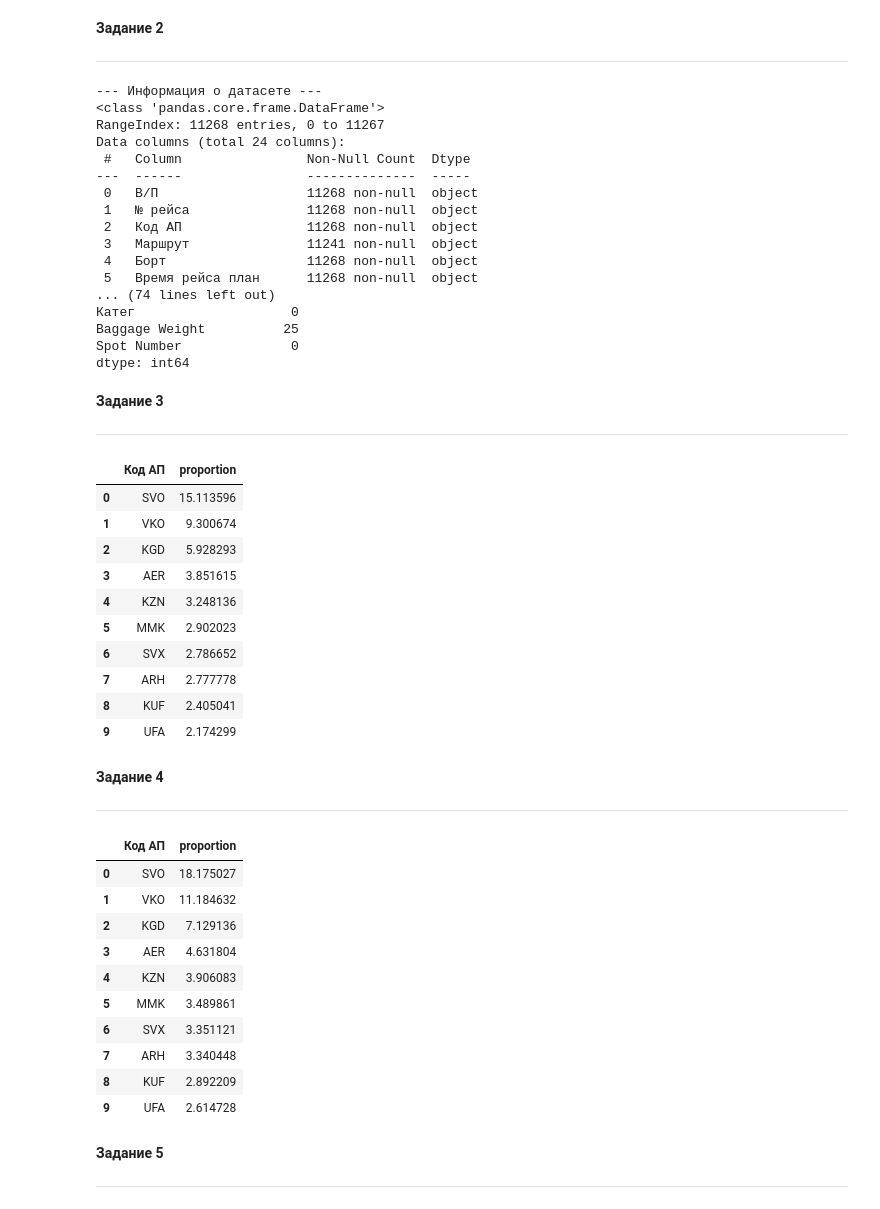
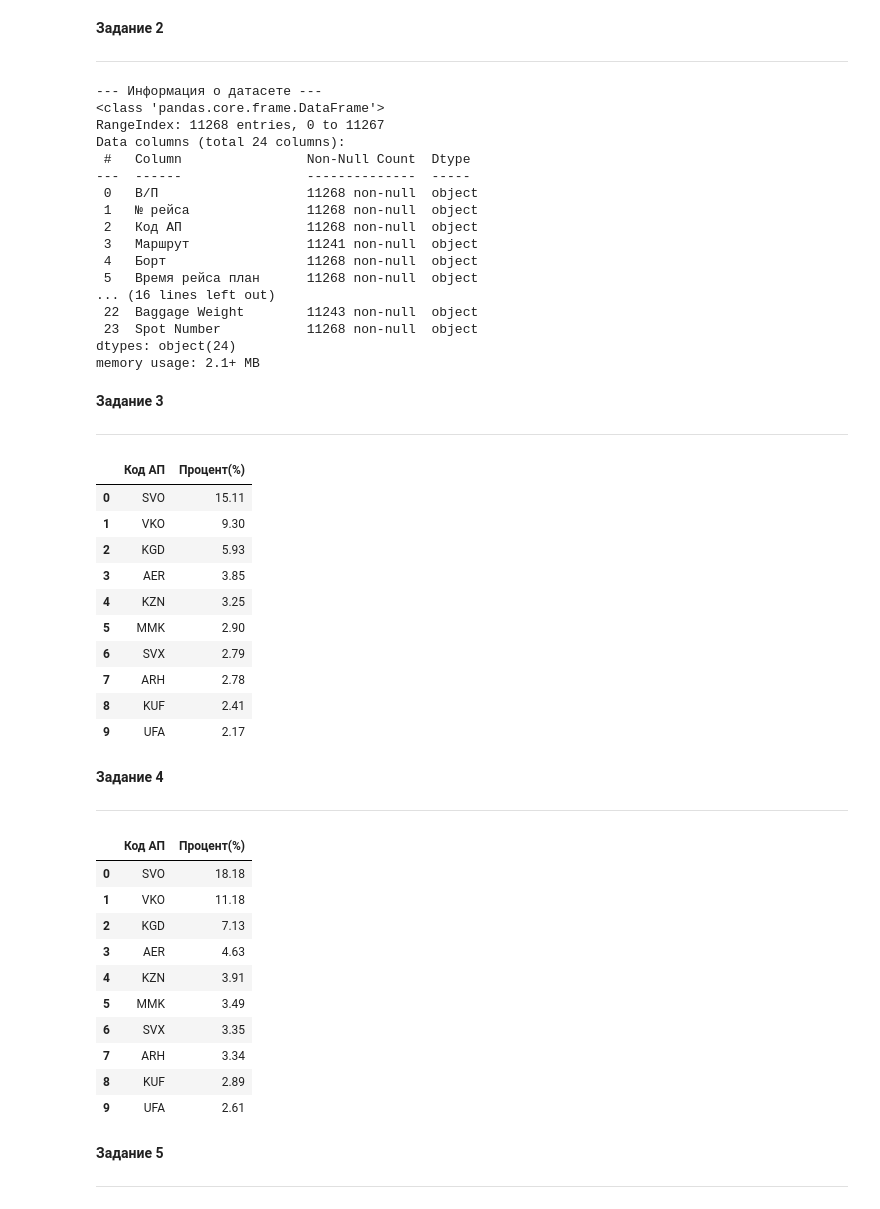
Before and after one commit to Avanlant/Analytics-school, a Jupyter notebook: HW2.ipynb, the cells around one changed output. Cells and saved outputs as stored; diff of their text form; code cells hidden in the pictures.

```diff
--- a/HW2.ipynb
+++ b/HW2.ipynb
@@ -30,14 +30,19 @@ df.reset_index().tail()
 
 ---
 # %%
-print ('\033[1m'+"--- Информация о датасете ---"+'\033[0m')
-df.info()
-print ('\033[1m'+"\n--- Статистика ---"+'\033[0m')
-print (df.describe())
-print ('\033[1m'+"\n--- Размерность данных ---"+'\033[0m')
-print (f"Строк: {df.shape[0]}, Столбцов: {df.shape[1]}")
-print ('\033[1m'+"\n--- Пропущенные значения ---"+'\033[0m')
-print (df.isna().sum())
+Info = "Информация о датасете"  # @param ['Информация о датасете', 'Статистика', 'Размерность даннных', 'Пропущенные значения']
+if Info == "Информация о датасете":
+    print ('\033[1m'+"--- Информация о датасете ---"+'\033[0m')
+    df.info()
+elif Info == "Статистика":
+    print ('\033[1m'+"\n--- Статистика ---"+'\033[0m')
+    print (df.describe())
+elif Info == "Размерность даннных":
+    print ('\033[1m'+"\n--- Размерность данных ---"+'\033[0m')
+    print (f"Строк: {df.shape[0]}, Столбцов: {df.shape[1]}")
+elif Info == "Пропущенные значения":
+    print ('\033[1m'+"\n--- Пропущенные значения ---"+'\033[0m')
+    print (df.isna().sum())
 # %% [output]
 --- Информация о датасете ---
 <class 'pandas.core.frame.DataFrame'>
@@ -51,49 +56,49 @@ Data columns (total 24 columns):
  3   Маршрут               11241 non-null  object
  4   Борт                  11268 non-null  object
  5   Время рейса план      11268 non-null  object
-... (74 lines left out)
-Катег                    0
-Baggage Weight          25
-Spot Number              0
-dtype: int64
+... (16 lines left out)
+ 22  Baggage Weight        11243 non-null  object
+ 23  Spot Number           11268 non-null  object
+dtypes: object(24)
+memory usage: 2.1+ MB
 # %% [markdown]
 **Задание 3**
 
 ---
 # %%
-df.per = df['Код АП'].value_counts(normalize=True) * 100
+df.per = df['Код АП'].value_counts(normalize=True).mul(100).round(2).rename('Процент(%)')
 df.per.head(10).reset_index()
 # %% [output]
-|  | Код АП | proportion |
-| 0 | SVO | 15.113596 |
-| 1 | VKO | 9.300674 |
-| 2 | KGD | 5.928293 |
-| 3 | AER | 3.851615 |
-| 4 | KZN | 3.248136 |
-| 5 | MMK | 2.902023 |
-| 6 | SVX | 2.786652 |
-| 7 | ARH | 2.777778 |
-| 8 | KUF | 2.405041 |
-| 9 | UFA | 2.174299 |
+|  | Код АП | Процент(%) |
+| 0 | SVO | 15.11 |
+| 1 | VKO | 9.30 |
+| 2 | KGD | 5.93 |
+| 3 | AER | 3.85 |
+| 4 | KZN | 3.25 |
+| 5 | MMK | 2.90 |
+| 6 | SVX | 2.79 |
+| 7 | ARH | 2.78 |
+| 8 | KUF | 2.41 |
+| 9 | UFA | 2.17 |
 # %% [markdown]
 **Задание 4**
 
 ---
 # %%
-df.perdom = df.loc[df['Направление'] == 'Domestic', 'Код АП'].value_counts(normalize=True) * 100
+df.perdom = df.loc[df['Направление'] == 'Domestic', 'Код АП'].value_counts(normalize=True).mul(100).round(2).rename('Процент(%)')
 df.perdom.head(10).reset_index()
 # %% [output]
-|  | Код АП | proportion |
-| 0 | SVO | 18.175027 |
-| 1 | VKO | 11.184632 |
-| 2 | KGD | 7.129136 |
-| 3 | AER | 4.631804 |
-| 4 | KZN | 3.906083 |
-| 5 | MMK | 3.489861 |
-| 6 | SVX | 3.351121 |
-| 7 | ARH | 3.340448 |
-| 8 | KUF | 2.892209 |
-| 9 | UFA | 2.614728 |
+|  | Код АП | Процент(%) |
+| 0 | SVO | 18.18 |
+| 1 | VKO | 11.18 |
+| 2 | KGD | 7.13 |
+| 3 | AER | 4.63 |
+| 4 | KZN | 3.91 |
+| 5 | MMK | 3.49 |
+| 6 | SVX | 3.35 |
+| 7 | ARH | 3.34 |
+| 8 | KUF | 2.89 |
+| 9 | UFA | 2.61 |
 # %% [markdown]
 **Задание 5**
 
```
Also changed, not shown: parts of 4 cells of this notebook.
